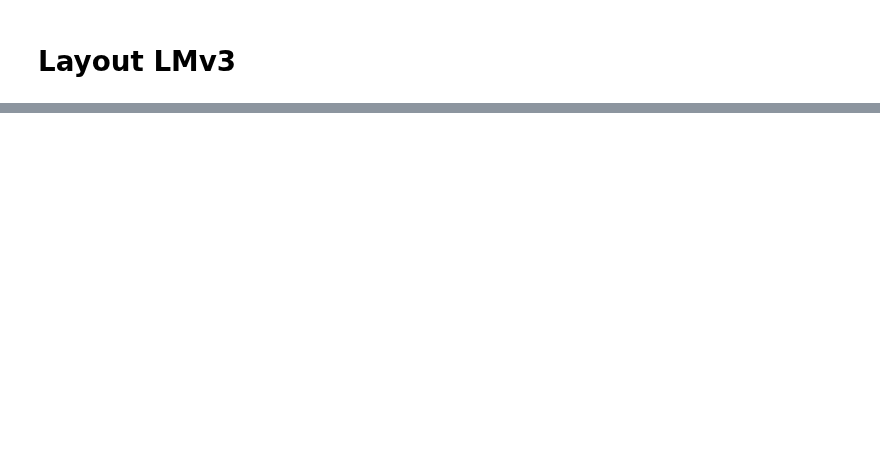
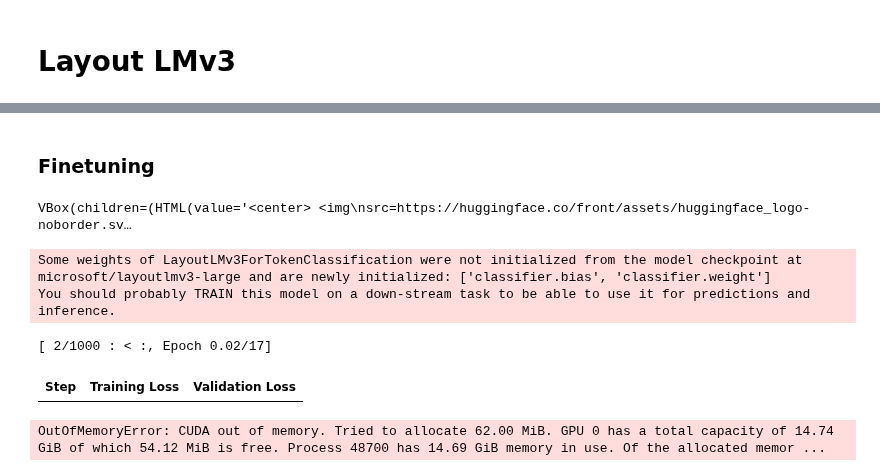
Before and after one commit to adamserag1/Interpretability-for-VRDU-models, a Jupyter notebook: notebooks/LayoutLM3.ipynb, the cells around one changed output, grey strips where cells are left out. Saved outputs shown, nothing was run; the diff lists cells and outputs as text; code cells hidden in the pictures; blank space fills up the shorter version.

```diff
--- a/notebooks/LayoutLM3.ipynb
+++ b/notebooks/LayoutLM3.ipynb
@@ -27,0 +72,2 @@ Successfully installed datasets-3.5.0 dill-0.3.8 evaluate-0.4.3 fsspec-2024.12.0
+# %%
+processor = AutoProcessor.from_pretrained("microsoft/layoutlmv3-base", apply_ocr=False)
@@ -27,0 +88,10 @@ Successfully installed datasets-3.5.0 dill-0.3.8 evaluate-0.4.3 fsspec-2024.12.0
+# %%
+# 80:20 Train : Validate
+split = funsd["train"].train_test_split(test_size=0.2)
+train_dataset = split["train"]
+val_dataset = split["test"]
+
+train_dataset = train_dataset.map(encode, batched=True, remove_columns=funsd["train"].column_names)
+val_dataset = val_dataset.map(encode, batched=True, remove_columns=funsd["train"].column_names)
+# %% [markdown]
+### Finetuning
@@ -27,0 +121,37 @@ Successfully installed datasets-3.5.0 dill-0.3.8 evaluate-0.4.3 fsspec-2024.12.0
+# %%
+from huggingface_hub import login
+login()
+# %% [output]
+VBox(children=(HTML(value='<center> <img\nsrc=https://huggingface.co/front/assets/huggingface_logo-noborder.sv…
+# %%
+from transformers import TrainingArguments, Trainer
+output_dir = "./layoutlmv3-finetuned-funsd"
+model = LayoutLMv3ForTokenClassification.from_pretrained("microsoft/layoutlmv3-large", num_labels=len(labels), id2label=id2label, label2id=label2id)
+training_args = TrainingArguments(
+    output_dir=output_dir,
+    max_steps=1000,
+    per_device_train_batch_size=2,
+    per_device_eval_batch_size=2,
+    learning_rate=1e-5,
+    eval_strategy="steps",
+    eval_steps=100,
+    load_best_model_at_end=True,
+    metric_for_best_model="f1"
+)
+## Chat gpt i want to save to hub etc.
+trainer = Trainer(
+    model=model,
+    args=training_args,
+    train_dataset=train_dataset,
+    eval_dataset=val_dataset,
+    tokenizer=processor,
+    compute_metrics=compute_metrics,
+)
+
+trainer.train()
+# %% [output]
+Some weights of LayoutLMv3ForTokenClassification were not initialized from the model checkpoint at microsoft/layoutlmv3-large and are newly initialized: ['classifier.bias', 'classifier.weight']
+You should probably TRAIN this model on a down-stream task to be able to use it for predictions and inference.
+[ 2/1000 : < :, Epoch 0.02/17]
+| Step | Training Loss | Validation Loss |
+OutOfMemoryError: CUDA out of memory. Tried to allocate 62.00 MiB. GPU 0 has a total capacity of 14.74 GiB of which 54.12 MiB is free. Process 48700 has 14.69 GiB memory in use. Of the allocated memor ...
```
Also changed, not shown: parts of 12 cells of this notebook.
